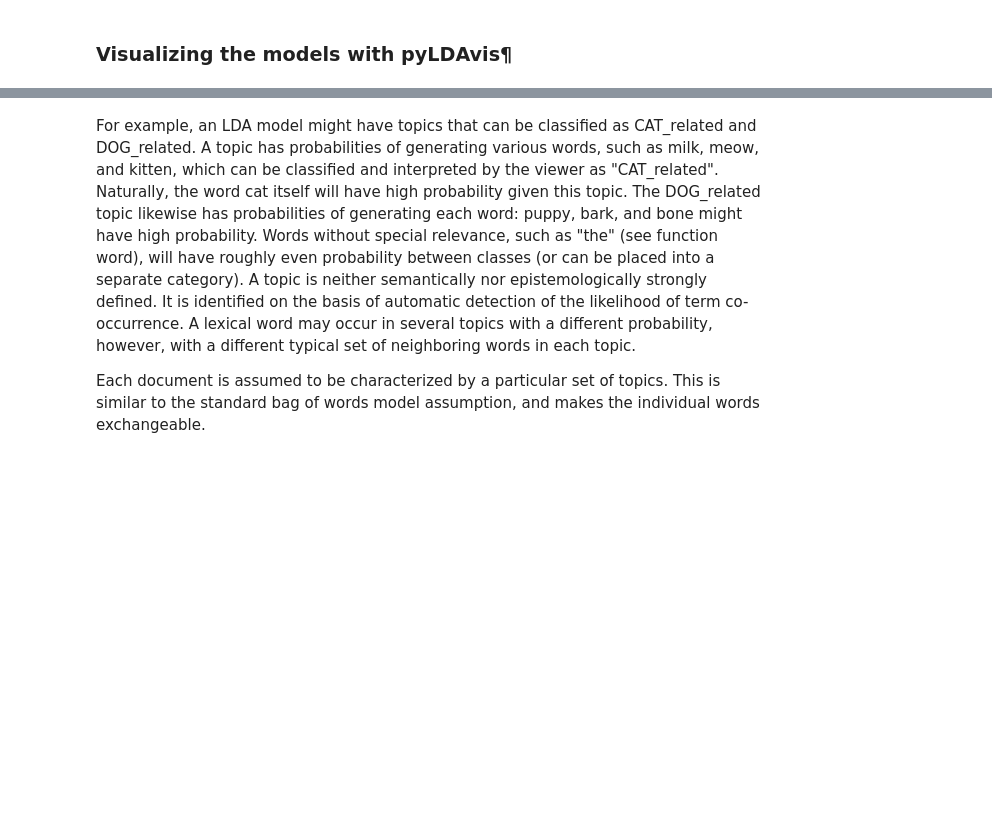
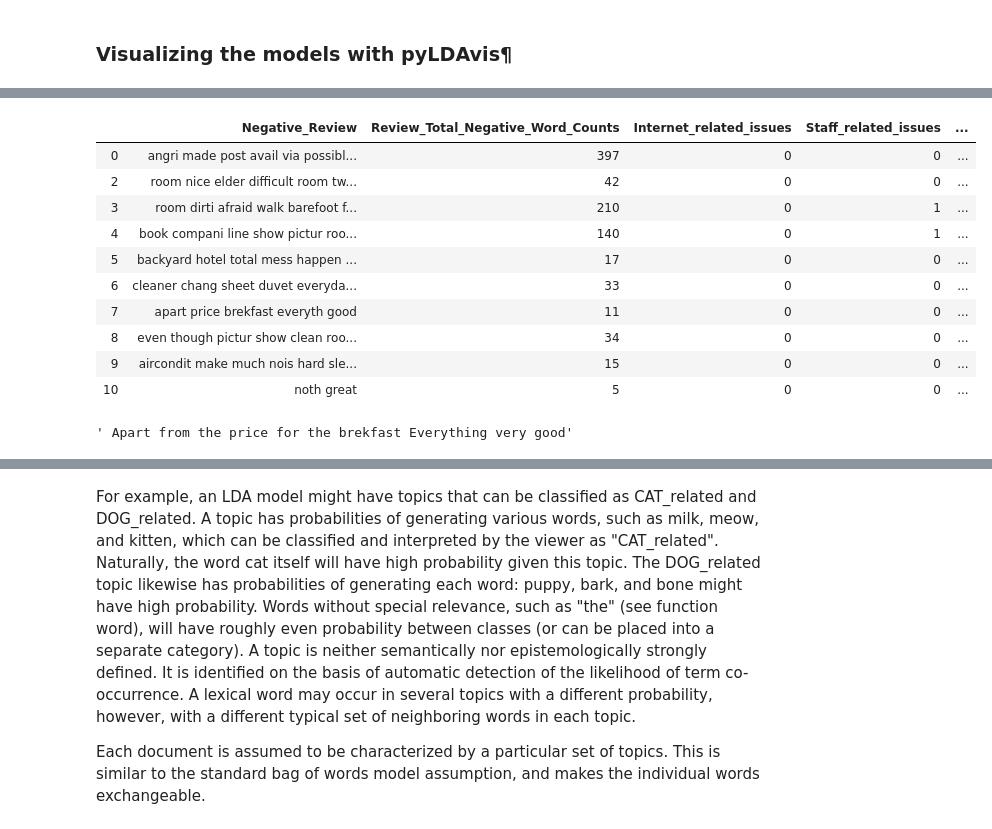
Before and after one commit to anitaguo49/Hotel-Review-Analysis-using-NLP, a Jupyter notebook: Notebook.ipynb, the cells around one changed output, grey strips where cells are left out. Saved outputs shown, nothing was run; the diff lists cells and outputs as text; code cells hidden in the pictures; blank space fills up the shorter version.

```diff
--- a/Notebook.ipynb
+++ b/Notebook.ipynb
@@ -594,0 +688,29 @@ topic
+# %%
+rev['Internet_related_issues'] = np.where(rev.apply(lambda row: row.astype(str).str.contains('wifi' or 'internet' or 'connect').any(), axis=1), 1, 0)
+rev['Staff_related_issues'] = np.where(rev.apply(lambda row: row.astype(str).str.contains('staff' or 'recept' or 'help' or 'servic' or 'rude' or 'desk' or 'custom' or 'receptionist').any(), axis=1), 1, 0)
+rev['Noise_related_issues'] = np.where(rev.apply(lambda row: row.astype(str).str.contains('noisi' or 'nois' or 'hear' or 'sound' or 'outside' or 'loud' or 'street').any(), axis=1), 1, 0)
+rev['Bathroom_related_issues'] = np.where(rev.apply(lambda row: row.astype(str).str.contains('bathroom' or 'shower' or 'bath' or 'toilet' or 'sink' or 'hair' or 'water').any(), axis=1), 1, 0)
+rev['Facilities_related_issues'] = np.where(rev.apply(lambda row: row.astype(str).str.contains('facil' or 'decor' or 'furnitur' or 'kettl' or 'fridg' or 'renov' or 'cup' or 'machin' or 'old').any(), axis=1), 1, 0)
+rev['Food_related_issues'] = np.where(rev.apply(lambda row: row.astype(str).str.contains('breakfast' or 'brekfast' or 'food' or 'restaur' or 'menu' or 'egg' or 'buffet' or 'cook' or 'coffe' or 'fruit' or 'dinner' or 'meal' or 'eat').any(), axis=1), 1, 0)
+rev['PriceValue_related_issues'] = np.where(rev.apply(lambda row: row.astype(str).str.contains('price' or 'high' or 'money' or 'valu' or 'worth' or 'paid' or 'expens' or 'rate').any(), axis=1), 1, 0)
+rev['Location_related_issues'] = np.where(rev.apply(lambda row: row.astype(str).str.contains('locat' or 'far' or 'walk' or 'citi' or 'area' or 'station' or 'taxi' or 'centr' or 'away' or 'metro' or 'train' or 'close' or 'tram' or 'bus' or 'public' or 'transport' or 'distanc').any(), axis=1), 1, 0)
+rev['BedComfort_related_issues'] = np.where(rev.apply(lambda row: row.astype(str).str.contains('bed' or 'doubl' or 'pillow' or 'singl' or 'uncomfort' or 'mattress' or 'twin' or 'soft' or 'togeth' or 'sheet' or 'sofa' or 'king' or 'firm' or 'blanket' or 'queen' or 'push' or 'comfi' or 'linen').any(), axis=1), 1, 0)
+rev['GYM_Sauna_Pool'] = np.where(rev.apply(lambda row: row.astype(str).str.contains('pool' or 'spa' or 'swim' or 'sauna' or 'gym' or 'jacuzzi').any(), axis=1), 1, 0)
+# %%
+rev.head(10)
+# %% [output]
+|  | Negative_Review | Review_Total_Negative_Word_Counts | Internet_related_issues | Staff_related_issues | ... |
+| 0 | angri made post avail via possibl... | 397 | 0 | 0 | ... |
+| 2 | room nice elder difficult room tw... | 42 | 0 | 0 | ... |
+| 3 | room dirti afraid walk barefoot f... | 210 | 0 | 1 | ... |
+| 4 | book compani line show pictur roo... | 140 | 0 | 1 | ... |
+| 5 | backyard hotel total mess happen ... | 17 | 0 | 0 | ... |
+| 6 | cleaner chang sheet duvet everyda... | 33 | 0 | 0 | ... |
+| 7 | apart price brekfast everyth good | 11 | 0 | 0 | ... |
+| 8 | even though pictur show clean roo... | 34 | 0 | 0 | ... |
+| 9 | aircondit make much nois hard sle... | 15 | 0 | 0 | ... |
+| 10 | noth great | 5 | 0 | 0 | ... |
+# %%
+list(df['Negative_Review'])[7]
+# %% [output]
+' Apart from the price for the brekfast Everything very good'
```
Also changed, not shown: parts of 32 cells of this notebook.
